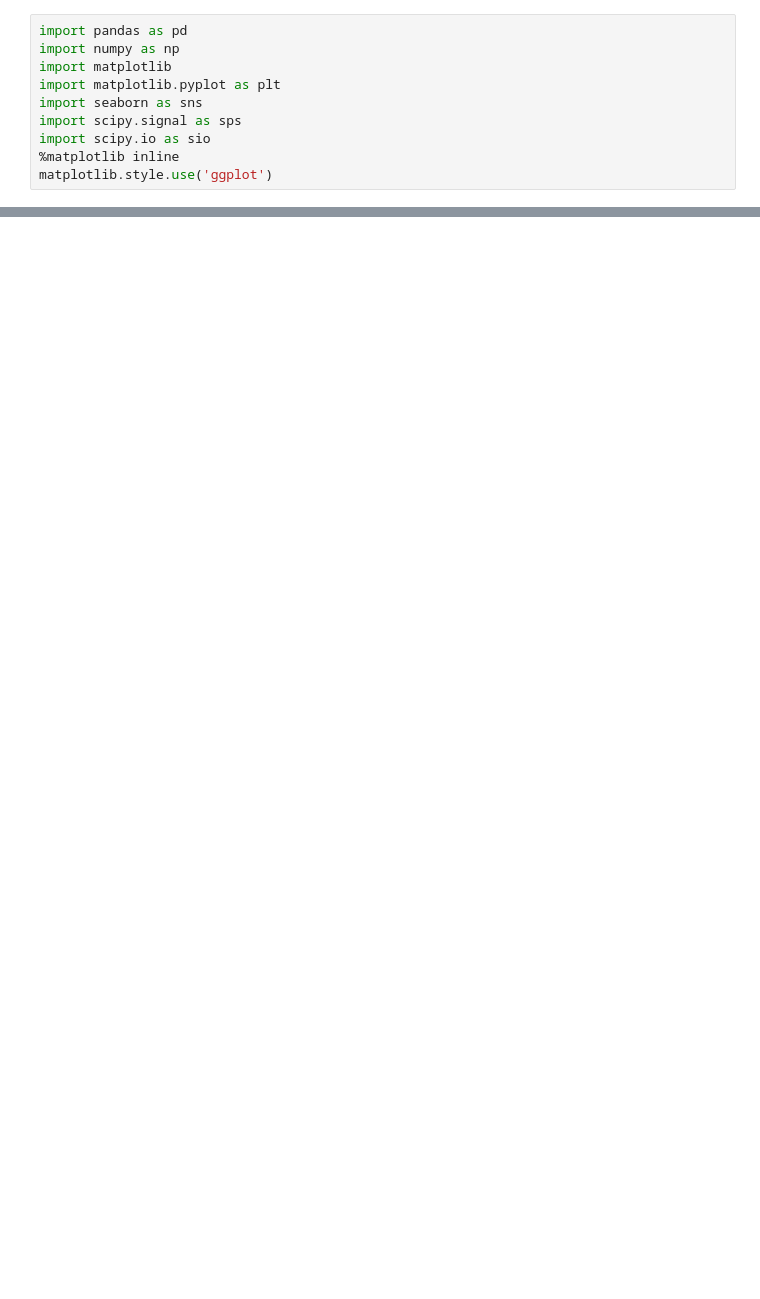
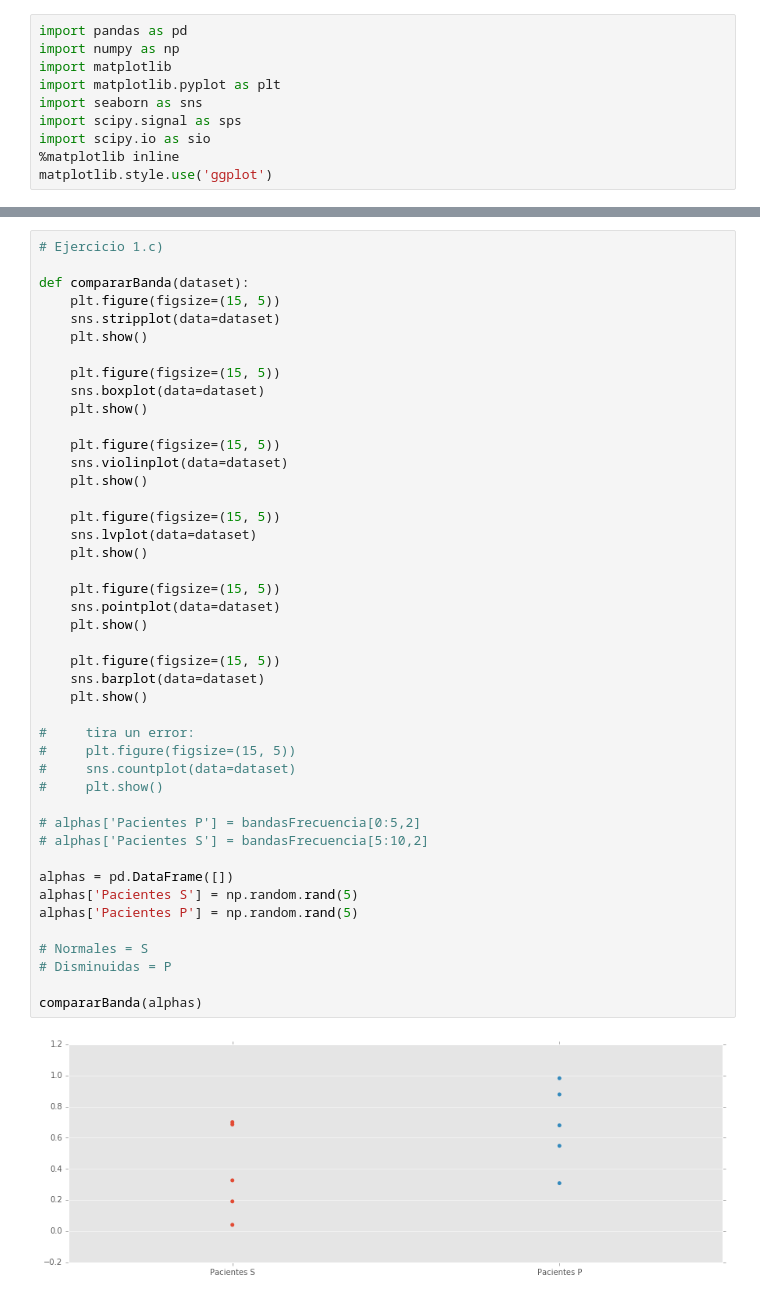
Before and after one commit to fedepatane/ciencia_datos_tp2, a Jupyter notebook: Informe TP2.ipynb, the cells around one changed output, grey strips where cells are left out. Saved outputs shown, nothing was run; the diff lists cells and outputs as text; blank space fills up the shorter version.

```diff
--- a/Informe TP2.ipynb
+++ b/Informe TP2.ipynb
@@ -222,0 +271,46 @@ ex_d(lista_vivos, lista_muertos)
+# %%
+# Ejercicio 1.c)
+
+def compararBanda(dataset):
+    plt.figure(figsize=(15, 5))
+    sns.stripplot(data=dataset)
+    plt.show()
+
+    plt.figure(figsize=(15, 5))
+    sns.boxplot(data=dataset)
+    plt.show()
+
+    plt.figure(figsize=(15, 5))
+    sns.violinplot(data=dataset)
+    plt.show()
+
+    plt.figure(figsize=(15, 5))
+    sns.lvplot(data=dataset)
+    plt.show()
+
+    plt.figure(figsize=(15, 5))
+    sns.pointplot(data=dataset)
+    plt.show()
+
+    plt.figure(figsize=(15, 5))
+    sns.barplot(data=dataset)
+    plt.show()
+
+#     tira un error:
+#     plt.figure(figsize=(15, 5))
+#     sns.countplot(data=dataset)
+#     plt.show()
+
+# alphas['Pacientes P'] = bandasFrecuencia[0:5,2]
+# alphas['Pacientes S'] = bandasFrecuencia[5:10,2]
+
+alphas = pd.DataFrame([])
+alphas['Pacientes S'] = np.random.rand(5)
+alphas['Pacientes P'] = np.random.rand(5)
+
+# Normales = S
+# Disminuidas = P
+
+compararBanda(alphas)
+# %% [output]
+[figure, added]
```
Also changed, not shown: parts of 22 cells of this notebook.
